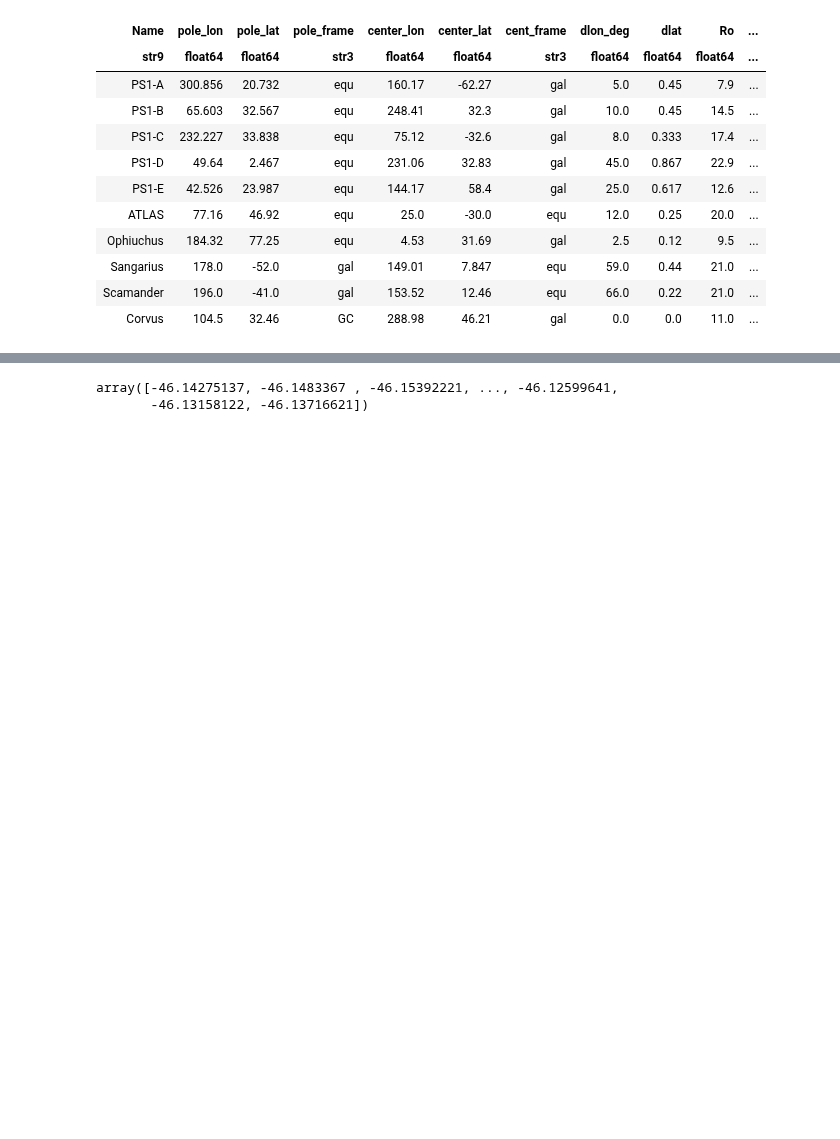
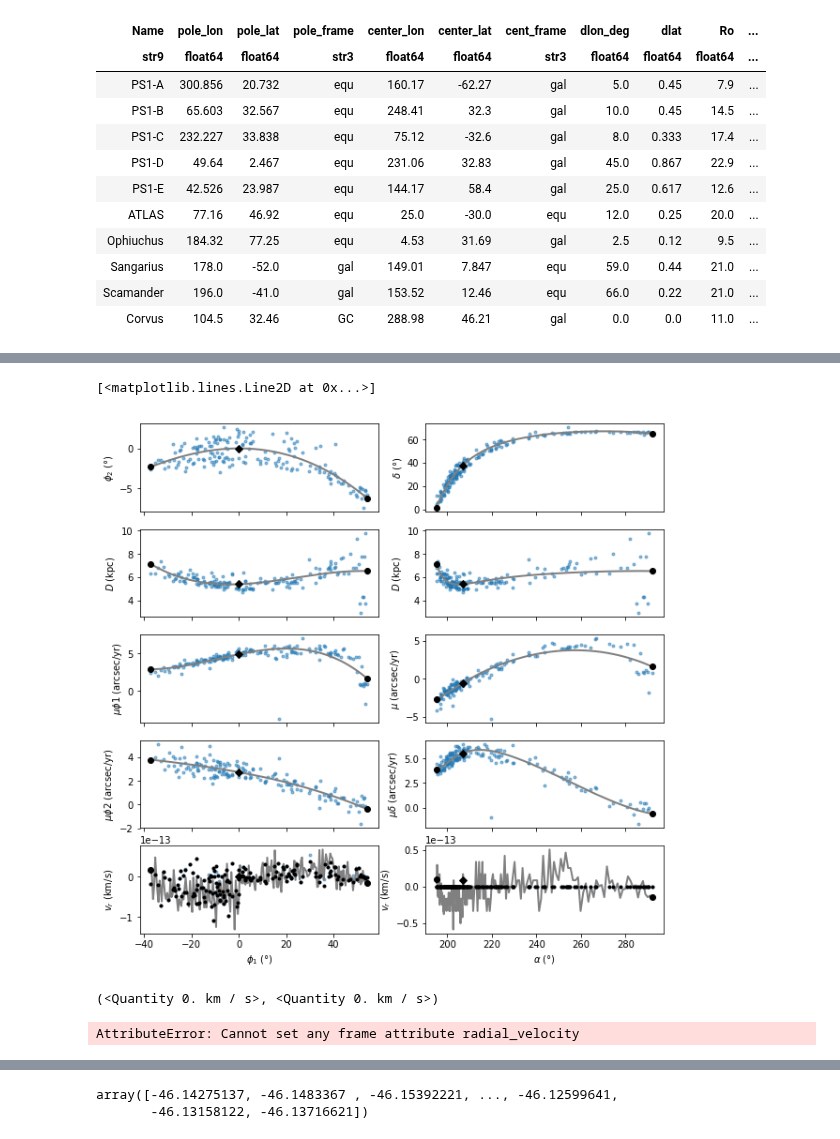
Before and after one commit to cmateu/galstreams, a Jupyter notebook: galstreams/tracks/standardized_tracks.ipynb, the cells around one changed output, grey strips where cells are left out. Drawn from its saved outputs; the diff is of its cells as text; code cells hidden in the pictures; blank space fills up the shorter version.

```diff
--- a/galstreams/tracks/standardized_tracks.ipynb
+++ b/galstreams/tracks/standardized_tracks.ipynb
@@ -189,0 +497,46 @@ Corvus 36000
+# %%
+m = ib.stream==22 #22 #31
+#It has to be done this way. I dont't know why, but using the full ib SKyCoord obj gives a representation error
+#TypeError: Operation 'truediv' is not supported when differentials are attached to a CartesianRepresentation.
+mask = ib.ra>195*u.deg
+ibs = ib[m & mask]
+#ibs = ib[m]
+
+track, track_end_points, track_mid_point, new_pole, stream_fr, phi2_interp = get_track_from_points(ibs)
+
+#test = ac.SkyCoord(track.transform_to(stream_fr).phi1, track.transform_to(stream_fr).phi2, frame=stream_fr)
+
+pkwds=dict(marker='.',ls='', alpha=0.5)
+tkwds=dict(marker='',ls='-', lw=2, color='gray')
+mkw=dict(marker='D',ls='', color='k')
+ekw=dict(marker='o',ls='', color='k')
+figkwds=dict(num=1,figsize=(10,10))
+
+nx, ny = 2, 5
+fig=plt.figure(1,figsize=(10,10))
+axs = fig.subplots(ny,nx, sharex="col")
+
+stream_id_card(ibs, stream_fr, axs, plotkwds=pkwds, show_labels=True)
+stream_id_card(track, stream_fr, axs, plotkwds=tkwds)
+stream_id_card(track_end_points, stream_fr, axs, plotkwds=ekw)
+stream_id_card(track_mid_point, stream_fr, axs, plotkwds=mkw)
+
+
+axs[4,0].plot(ibs.transform_to(stream_fr).phi1,ibs.transform_to(stream_fr).radial_velocity,'k.')
+axs[4,1].plot(ibs.ra,ibs.radial_velocity,'k.')
+
+
+# ofilen="track.{Name}.{Ref}.ecsv".format(Name=tp["Name"][i], Ref=tp["Reference"][i].lower() )
+# print("{N} {Name} -> {ofn}".format(N=i, Name=tp["Name"][i], ofn=ofilen))
+# #as magic ECSV
+# t = astropy.table.QTable([coo, width], names=['sc', 'width'])
+# #t = astropy.table.QTable([coo], names=['sc'])
+
+# astropy.io.ascii.write(t, format='ecsv', delimiter=',', output=ofilen, overwrite='True')
+# %% [output]
+[<matplotlib.lines.Line2D at 0x...>]
+[figure, added]
+# %%
+ibs.radial_velocity.min(),ibs.radial_velocity.max()
+# %% [output]
+(<Quantity 0. km / s>, <Quantity 0. km / s>)
@@ -189,0 +545,4 @@ Corvus 36000
+# %%
+ibs.radial_velocity=ibs.ra
+# %% [output]
+AttributeError: Cannot set any frame attribute radial_velocity
```
Also changed, not shown: parts of 23 cells of this notebook, 2 other files.
